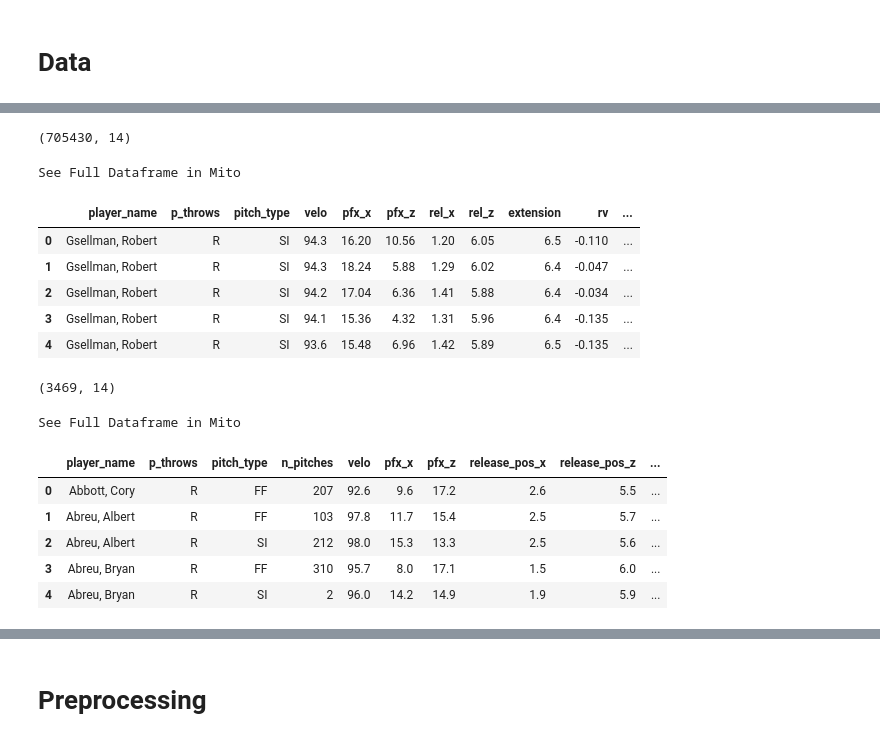
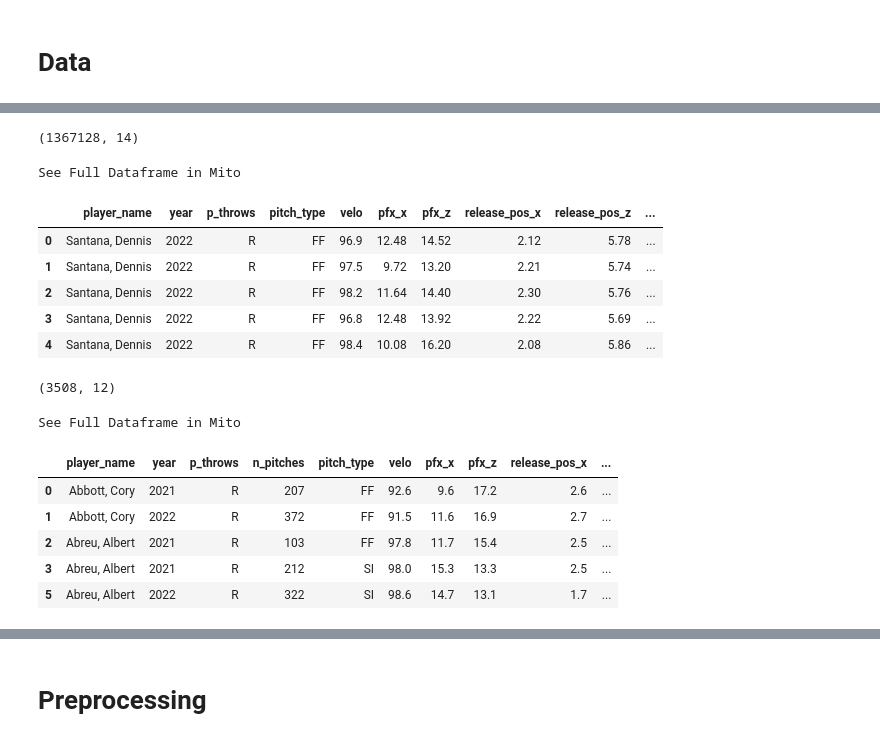
Before and after one commit to anthonyzurke/RVmodel, a Jupyter notebook: notebooks/stuff_21-22.ipynb, the cells around one changed output, grey strips where cells are left out. Drawn from its saved outputs; the diff is of its cells as text; code cells hidden in the pictures.

```diff
--- a/notebooks/stuff_21-22.ipynb
+++ b/notebooks/stuff_21-22.ipynb
@@ -36,3 +36,10 @@ import warnings
 warnings.filterwarnings('ignore')
 # %% [markdown]
 # Data
+# %%
+data = pd.read_csv('../data/model-whiff.csv', index_col = [0])
+stuff_table = pd.read_csv('../data/stuff_table_21_22.csv', index_col = [0])
+stuff_grouped = pd.read_csv('../data/xwhiff_grouped_21_22.csv', index_col = [0])
+
+print(data.shape)
+data.head()
@@ -39,29 +55,24 @@ warnings.filterwarnings('ignore')
 # %%
-data = pd.read_csv('../data/model-pitches-rv.csv', index_col = [0])
-rv_table = pd.read_csv('../data/rv_table.csv', index_col = [0])
-xrv_grouped = pd.read_csv('../data/xrv_grouped.csv', index_col = [0])
-xrv_grouped.rename(columns = {'release_pos_x': 'rel_x', 'release_pos_z': 'rel_z',
-                              'release_extension': 'extension'}, inplace = True)
-print(xrv_grouped.shape)
-xrv_grouped.head()
+print(stuff_grouped.shape)
+stuff_grouped.head()
 # %% [output]
-(705430, 14)
+(1367128, 14)
 See Full Dataframe in Mito
-|  | player_name | p_throws | pitch_type | velo | pfx_x | pfx_z | rel_x | rel_z | extension | rv | ... |
-| 0 | Gsellman, Robert | R | SI | 94.3 | 16.20 | 10.56 | 1.20 | 6.05 | 6.5 | -0.110 | ... |
-| 1 | Gsellman, Robert | R | SI | 94.3 | 18.24 | 5.88 | 1.29 | 6.02 | 6.4 | -0.047 | ... |
-| 2 | Gsellman, Robert | R | SI | 94.2 | 17.04 | 6.36 | 1.41 | 5.88 | 6.4 | -0.034 | ... |
-| 3 | Gsellman, Robert | R | SI | 94.1 | 15.36 | 4.32 | 1.31 | 5.96 | 6.4 | -0.135 | ... |
-| 4 | Gsellman, Robert | R | SI | 93.6 | 15.48 | 6.96 | 1.42 | 5.89 | 6.5 | -0.135 | ... |
+|  | player_name | year | p_throws | pitch_type | velo | pfx_x | pfx_z | release_pos_x | release_pos_z | ... |
+| 0 | Santana, Dennis | 2022 | R | FF | 96.9 | 12.48 | 14.52 | 2.12 | 5.78 | ... |
+| 1 | Santana, Dennis | 2022 | R | FF | 97.5 | 9.72 | 13.20 | 2.21 | 5.74 | ... |
+| 2 | Santana, Dennis | 2022 | R | FF | 98.2 | 11.64 | 14.40 | 2.30 | 5.76 | ... |
+| 3 | Santana, Dennis | 2022 | R | FF | 96.8 | 12.48 | 13.92 | 2.22 | 5.69 | ... |
+| 4 | Santana, Dennis | 2022 | R | FF | 98.4 | 10.08 | 16.20 | 2.08 | 5.86 | ... |
 # %%
-print(rv_table.shape)
-rv_table.head()
+print(stuff_table.shape)
+stuff_table.head()
 # %% [output]
-(3469, 14)
+(3508, 12)
 See Full Dataframe in Mito
-|  | player_name | p_throws | pitch_type | n_pitches | velo | pfx_x | pfx_z | release_pos_x | release_pos_z | ... |
-| 0 | Abbott, Cory | R | FF | 207 | 92.6 | 9.6 | 17.2 | 2.6 | 5.5 | ... |
-| 1 | Abreu, Albert | R | FF | 103 | 97.8 | 11.7 | 15.4 | 2.5 | 5.7 | ... |
-| 2 | Abreu, Albert | R | SI | 212 | 98.0 | 15.3 | 13.3 | 2.5 | 5.6 | ... |
-| 3 | Abreu, Bryan | R | FF | 310 | 95.7 | 8.0 | 17.1 | 1.5 | 6.0 | ... |
-| 4 | Abreu, Bryan | R | SI | 2 | 96.0 | 14.2 | 14.9 | 1.9 | 5.9 | ... |
+|  | player_name | year | p_throws | n_pitches | pitch_type | velo | pfx_x | pfx_z | release_pos_x | ... |
+| 0 | Abbott, Cory | 2021 | R | 207 | FF | 92.6 | 9.6 | 17.2 | 2.6 | ... |
+| 1 | Abbott, Cory | 2022 | R | 372 | FF | 91.5 | 11.6 | 16.9 | 2.7 | ... |
+| 2 | Abreu, Albert | 2021 | R | 103 | FF | 97.8 | 11.7 | 15.4 | 2.5 | ... |
+| 3 | Abreu, Albert | 2021 | R | 212 | SI | 98.0 | 15.3 | 13.3 | 2.5 | ... |
+| 5 | Abreu, Albert | 2022 | R | 322 | SI | 98.6 | 14.7 | 13.1 | 1.7 | ... |
```
Also changed, not shown: parts of 22 cells of this notebook.
